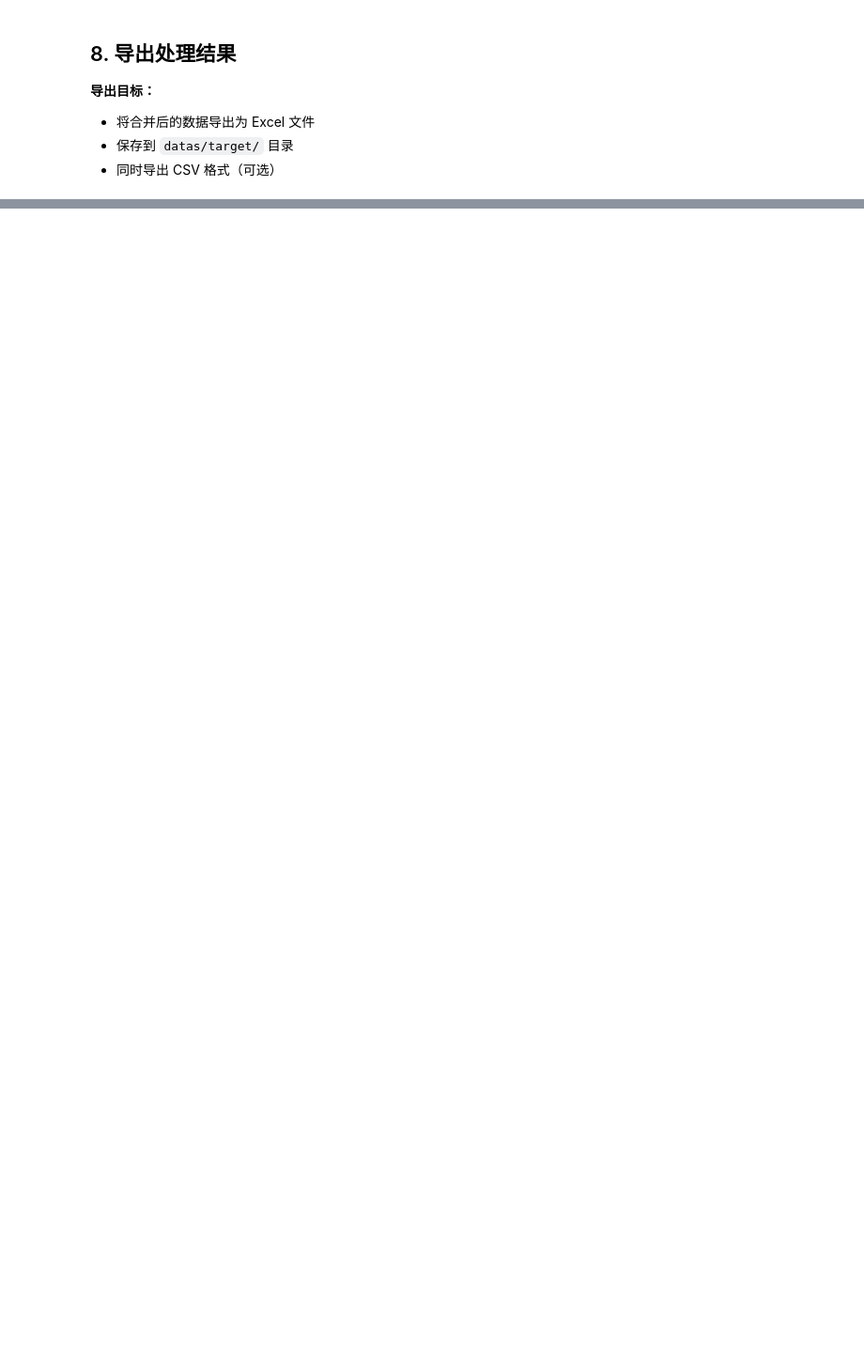
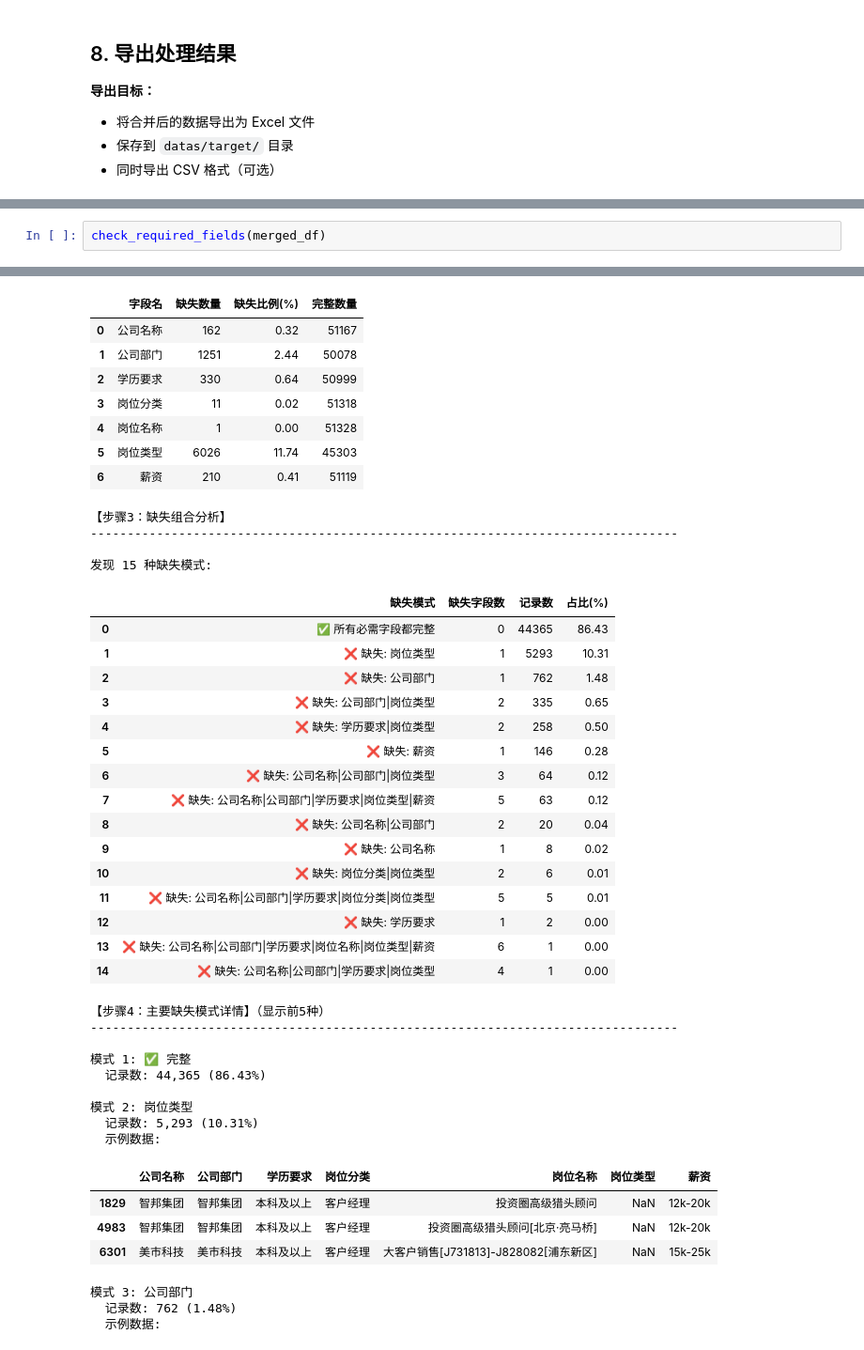
Before and after one commit to WangLaoShi/JD, a Jupyter notebook: 02_数据处理.ipynb, the cells around one changed output, grey strips where cells are left out. Shown at 94% size. Drawn from its saved outputs; the diff is of its cells as text; blank space fills up the shorter version.

```diff
--- a/02_数据处理.ipynb
+++ b/02_数据处理.ipynb
@@ -1157,0 +1390,3 @@ print("=" * 80)
+# %%
+check_required_fields(merged_df)
+# %% [output]
@@ -1157,0 +1407,44 @@ print("=" * 80)
+|  | 字段名 | 缺失数量 | 缺失比例(%) | 完整数量 |
+| 0 | 公司名称 | 162 | 0.32 | 51167 |
+| 1 | 公司部门 | 1251 | 2.44 | 50078 |
+| 2 | 学历要求 | 330 | 0.64 | 50999 |
+| 3 | 岗位分类 | 11 | 0.02 | 51318 |
+| 4 | 岗位名称 | 1 | 0.00 | 51328 |
+| 5 | 岗位类型 | 6026 | 11.74 | 45303 |
+| 6 | 薪资 | 210 | 0.41 | 51119 |
+【步骤3：缺失组合分析】
+--------------------------------------------------------------------------------
+
+发现 15 种缺失模式:
+|  | 缺失模式 | 缺失字段数 | 记录数 | 占比(%) |
+| 0 | ✅ 所有必需字段都完整 | 0 | 44365 | 86.43 |
+| 1 | ❌ 缺失: 岗位类型 | 1 | 5293 | 10.31 |
+| 2 | ❌ 缺失: 公司部门 | 1 | 762 | 1.48 |
+| 3 | ❌ 缺失: 公司部门|岗位类型 | 2 | 335 | 0.65 |
+| 4 | ❌ 缺失: 学历要求|岗位类型 | 2 | 258 | 0.50 |
+| 5 | ❌ 缺失: 薪资 | 1 | 146 | 0.28 |
+| 6 | ❌ 缺失: 公司名称|公司部门|岗位类型 | 3 | 64 | 0.12 |
+| 7 | ❌ 缺失: 公司名称|公司部门|学历要求|岗位类型|薪资 | 5 | 63 | 0.12 |
+| 8 | ❌ 缺失: 公司名称|公司部门 | 2 | 20 | 0.04 |
+| 9 | ❌ 缺失: 公司名称 | 1 | 8 | 0.02 |
+| 10 | ❌ 缺失: 岗位分类|岗位类型 | 2 | 6 | 0.01 |
+| 11 | ❌ 缺失: 公司名称|公司部门|学历要求|岗位分类|岗位类型 | 5 | 5 | 0.01 |
+| 12 | ❌ 缺失: 学历要求 | 1 | 2 | 0.00 |
+| 13 | ❌ 缺失: 公司名称|公司部门|学历要求|岗位名称|岗位类型|薪资 | 6 | 1 | 0.00 |
+| 14 | ❌ 缺失: 公司名称|公司部门|学历要求|岗位类型 | 4 | 1 | 0.00 |
+【步骤4：主要缺失模式详情】（显示前5种）
+--------------------------------------------------------------------------------
+
+模式 1: ✅ 完整
+  记录数: 44,365 (86.43%)
+
+模式 2: 岗位类型
+  记录数: 5,293 (10.31%)
+  示例数据:
+|  | 公司名称 | 公司部门 | 学历要求 | 岗位分类 | 岗位名称 | 岗位类型 | 薪资 |
+| 1829 | 智邦集团 | 智邦集团 | 本科及以上 | 客户经理 | 投资圈高级猎头顾问 | NaN | 12k-20k |
+| 4983 | 智邦集团 | 智邦集团 | 本科及以上 | 客户经理 | 投资圈高级猎头顾问[北京·亮马桥] | NaN | 12k-20k |
+| 6301 | 美市科技 | 美市科技 | 本科及以上 | 客户经理 | 大客户销售[J731813]-J828082[浦东新区] | NaN | 15k-25k |
+模式 3: 公司部门
+  记录数: 762 (1.48%)
+  示例数据:
```
Also changed, not shown: parts of 41 cells of this notebook, 25 other files.
